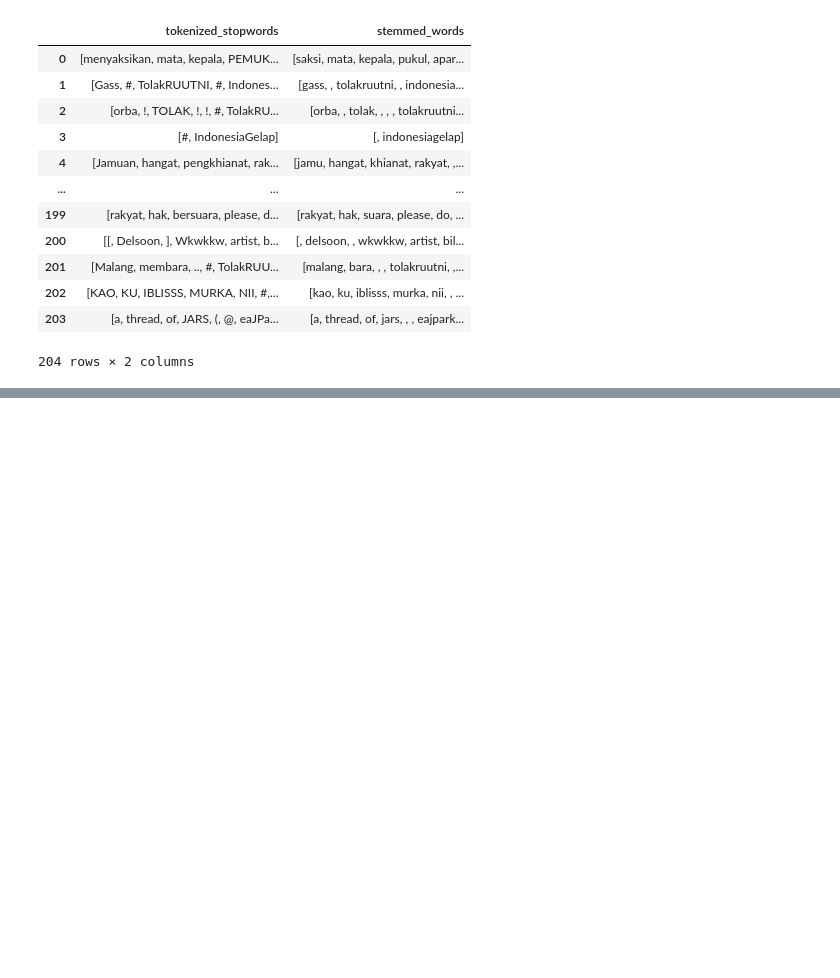
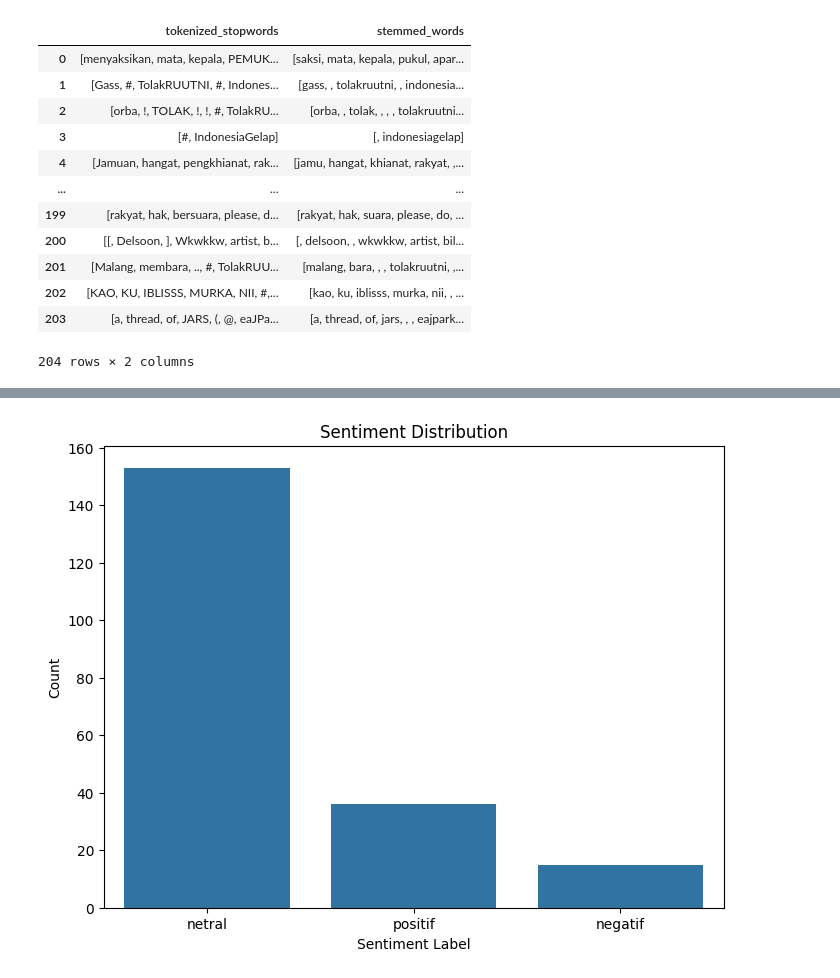
Before and after one commit to noelivander/BD-2, a Jupyter notebook: prepare_data_IndonesiaGelap.ipynb, the cells around one changed output, grey strips where cells are left out. Cells and saved outputs as stored; diff of their text form; code cells hidden in the pictures; blank space fills up the shorter version.

```diff
--- a/prepare_data_IndonesiaGelap.ipynb
+++ b/prepare_data_IndonesiaGelap.ipynb
@@ -291,0 +334,17 @@ IndonesiaGelap[['tokenized_stopwords', 'stemmed_words']]
+# %%
+# Membuat label setiap komentar
+
+# Fungsi untuk menentukan label sentimen berdasarkan sentiment_score
+def label_sentiment(score):
+    if score < 0:
+        return 'negatif'
+    elif score == 0:
+        return 'netral'
+    else:
+        return 'positif'
+
+# Buat kolom baru 'sentiment_label' berdasarkan kolom 'sentiment_score'
+IndonesiaGelap['sentiment_label'] = IndonesiaGelap['sentiment_score'].apply(label_sentiment)
+
+# Menampilkan beberapa baris pertama data dengan kolom sentiment_label
+print(IndonesiaGelap[['stemmed_words', 'sentiment_score', 'sentiment_label']].head())
@@ -291,0 +365,14 @@ IndonesiaGelap[['tokenized_stopwords', 'stemmed_words']]
+# %%
+#Membuat grafik plot
+import matplotlib.pyplot as plt
+import seaborn as sns
+
+# Create the bar chart
+plt.figure(figsize=(8, 6))
+sns.countplot(x='sentiment_label', data=IndonesiaGelap)
+plt.title('Sentiment Distribution')
+plt.xlabel('Sentiment Label')
+plt.ylabel('Count')
+plt.show()
+# %% [output]
+[figure, added]
```
Also changed, not shown: parts of 7 cells of this notebook.
